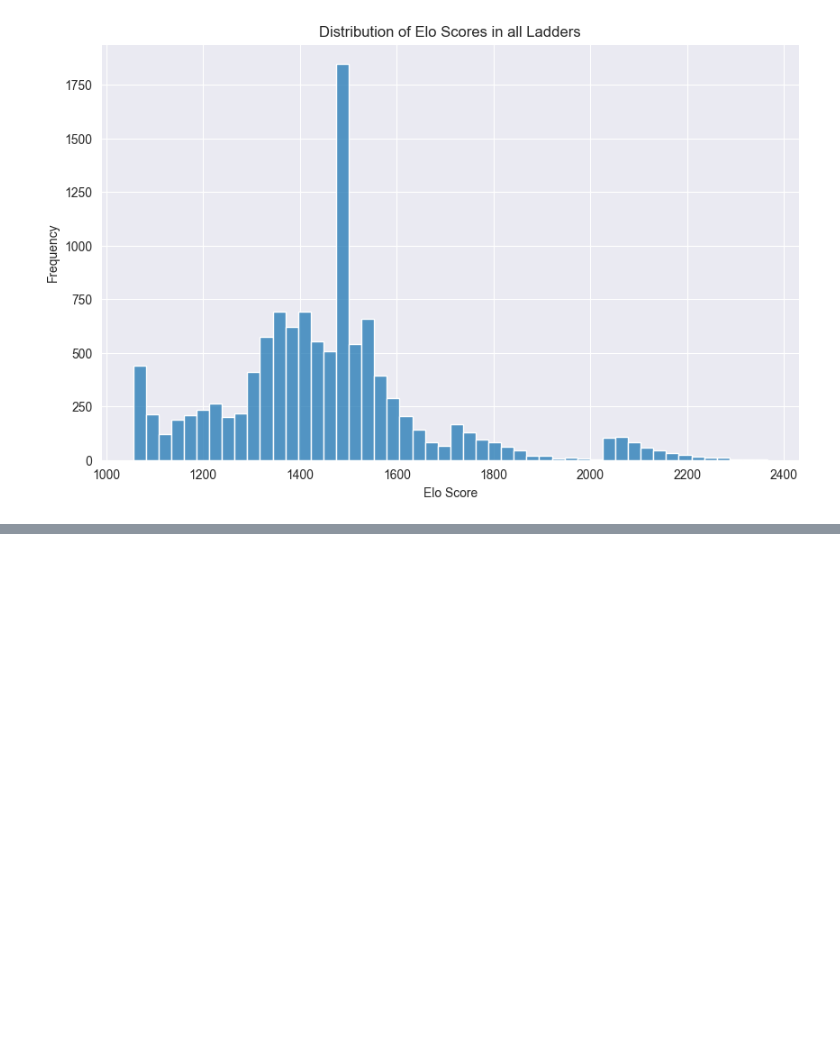
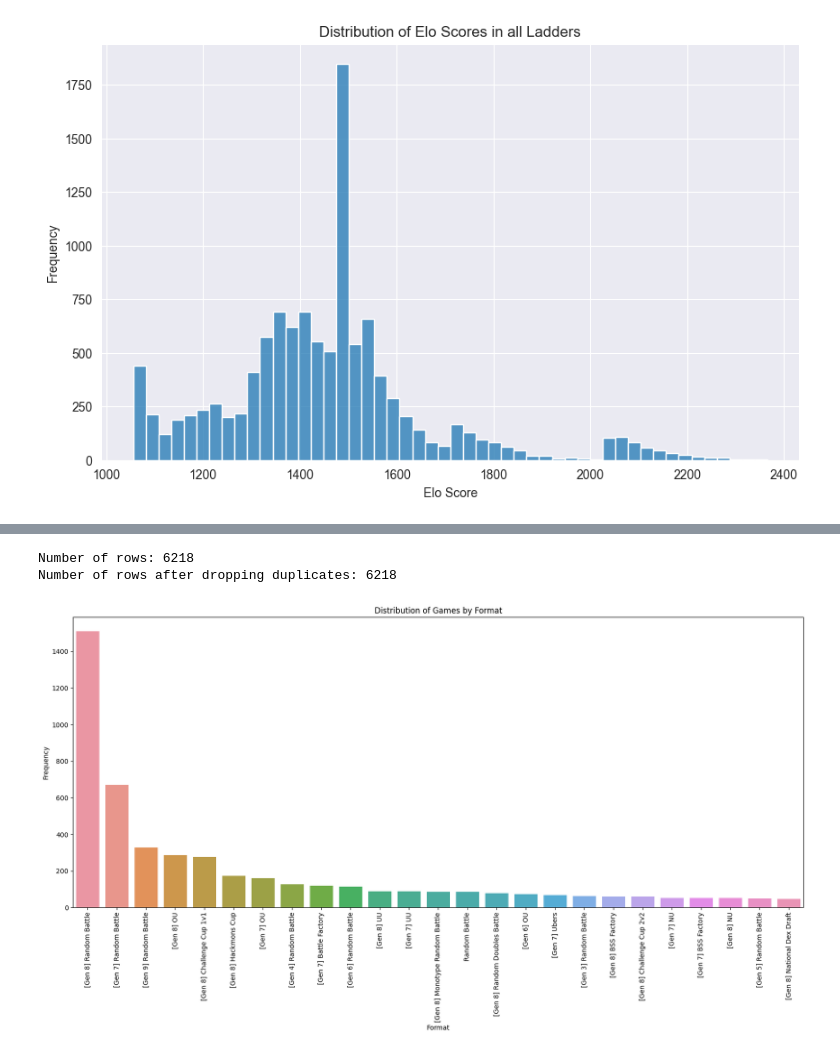
Before and after one commit to Gregory-Eales/pokemon-showdown-prediction, a Jupyter notebook: analysis.ipynb, the cells around one changed output, grey strips where cells are left out. Saved outputs shown, nothing was run; the diff lists cells and outputs as text; code cells hidden in the pictures; blank space fills up the shorter version.

```diff
--- a/analysis.ipynb
+++ b/analysis.ipynb
@@ -40,3 +44,21 @@ ax.set_title("Distribution of Elo Scores in all Ladders")
 plt.show()  # display the plot
 # %% [output]
 [figure]
+# %%
+# load all the files in the data/raw-json folder
+json_files = os.listdir('data/raw-json-games')
+
+games_df = pd.DataFrame()
+for file in tqdm(json_files):
+    data = json.load(open('data/raw-json-games/' + file, 'r'))
+
+    keys = list(data.keys())
+    # add the key as a column if not in the dataframe
+    for key in keys:
+        if key not in games_df.columns:
+            games_df[key] = None
+
+    games_df = pd.concat([games_df, pd.DataFrame(data, index=[0])], ignore_index=True)
+
+# print head besides log column
+print(games_df.drop('log', axis=1).head())
@@ -42,0 +84,22 @@ plt.show()  # display the plot
+# %%
+# print the number of rows in the dataframe
+print("Number of rows:", len(games_df))
+# drop duplicate id columns
+games_df = games_df.drop_duplicates(subset=['id'])
+# print the number of rows in the dataframe
+print("Number of rows after dropping duplicates:", len(games_df))
+# %% [output]
+Number of rows: 6218
+Number of rows after dropping duplicates: 6218
+# %%
+# plot histogram of format column from highest to lowest frequency
+fig, ax = plt.subplots(figsize=(20, 8))
+group_df = games_df.groupby('format').count()['log'].sort_values(ascending=False)[:25]
+sns.barplot(x=group_df.index, y=group_df.values, ax=ax)
+ax.set_xticklabels(ax.get_xticklabels(), rotation=90)
+ax.set_xlabel("Format")
+ax.set_ylabel("Frequency")
+ax.set_title("Distribution of Games by Format")
+plt.show()
+# %% [output]
+[figure, added]
```
Also changed, not shown: parts of 2 cells of this notebook, 2 other files.
